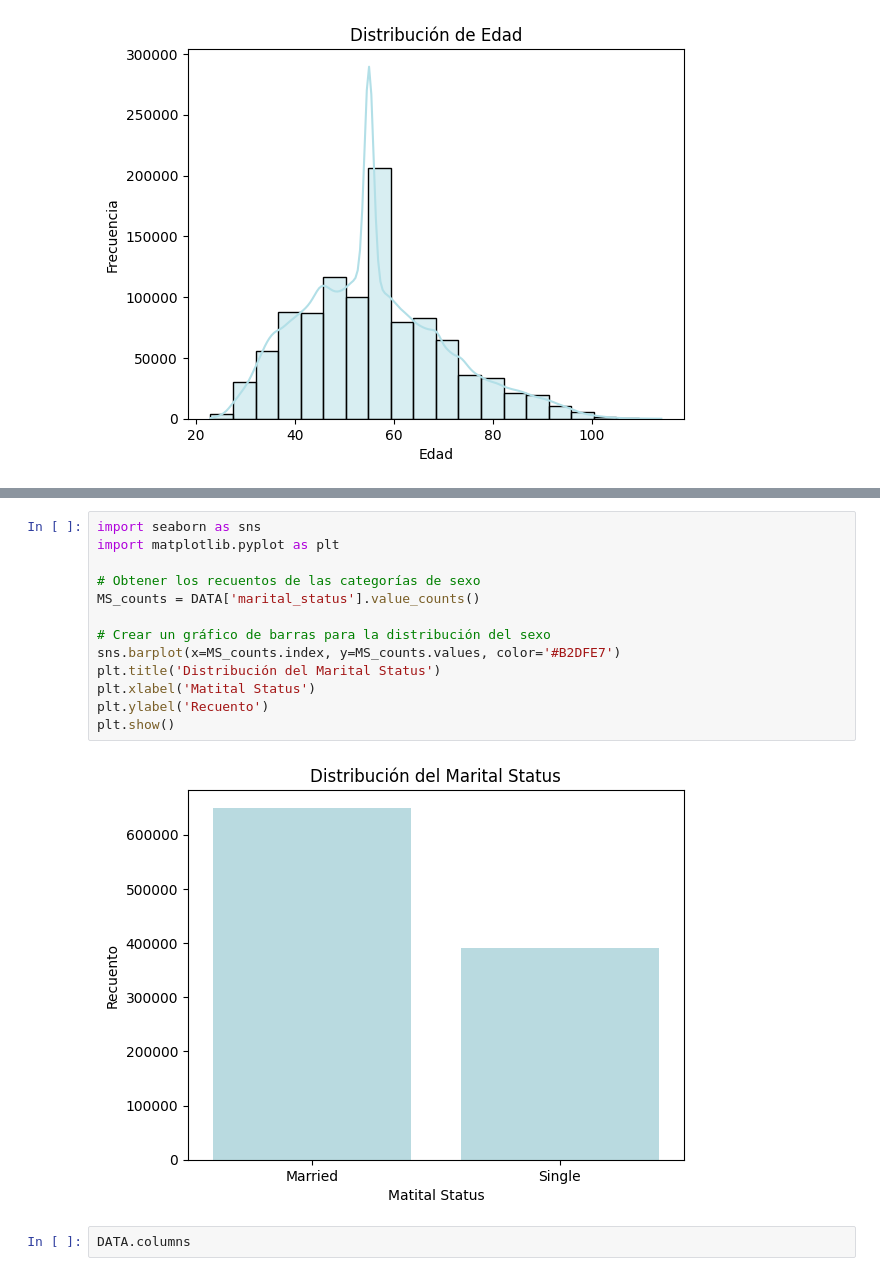
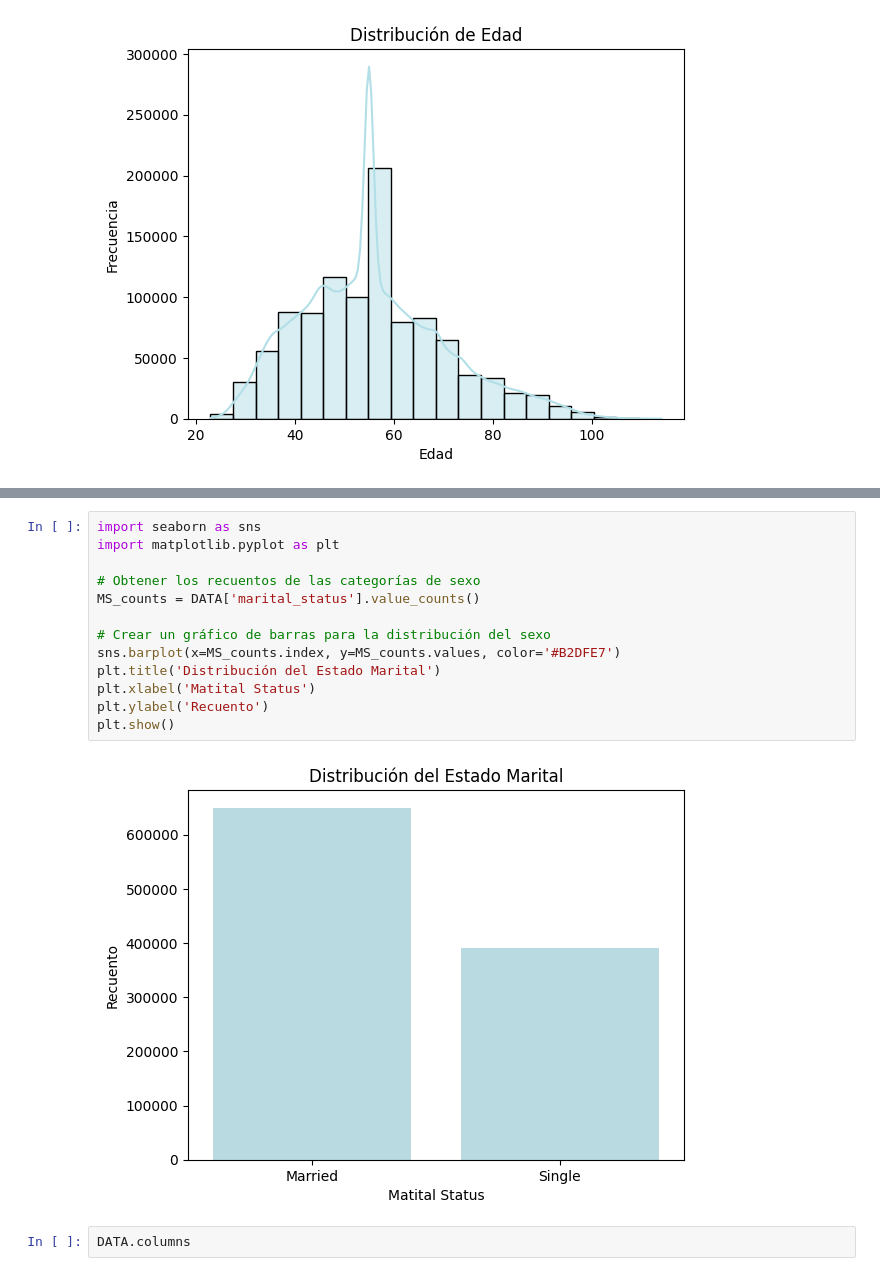
Before and after one commit to raphaelz306/DMC_Course, a Jupyter notebook: Integrador.ipynb, the cells around one changed output, grey strips where cells are left out. Drawn from its saved outputs; the diff is of its cells as text.

```diff
--- a/Integrador.ipynb
+++ b/Integrador.ipynb
@@ -96,18 +96,18 @@ plt.show()
 # %%
 import seaborn as sns
 import matplotlib.pyplot as plt
 
 # Obtener los recuentos de las categorías de sexo
 MS_counts = DATA['marital_status'].value_counts()
 
 # Crear un gráfico de barras para la distribución del sexo
 sns.barplot(x=MS_counts.index, y=MS_counts.values, color='#B2DFE7')
-plt.title('Distribución del Marital Status')
+plt.title('Distribución del Estado Marital')
 plt.xlabel('Matital Status')
 plt.ylabel('Recuento')
 plt.show()
 # %% [output]
-[figure, old version]
+[figure, new version]
 # %%
 DATA.columns
 # %% [output]
```
Also changed, not shown: parts of 16 cells of this notebook.
